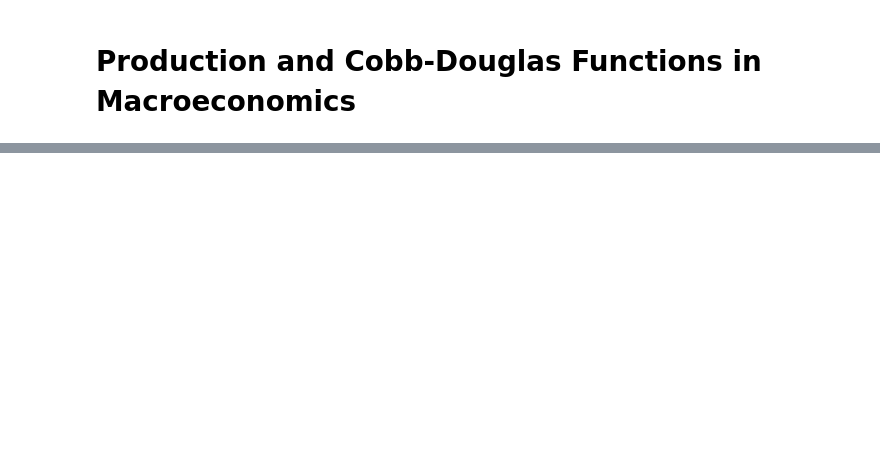
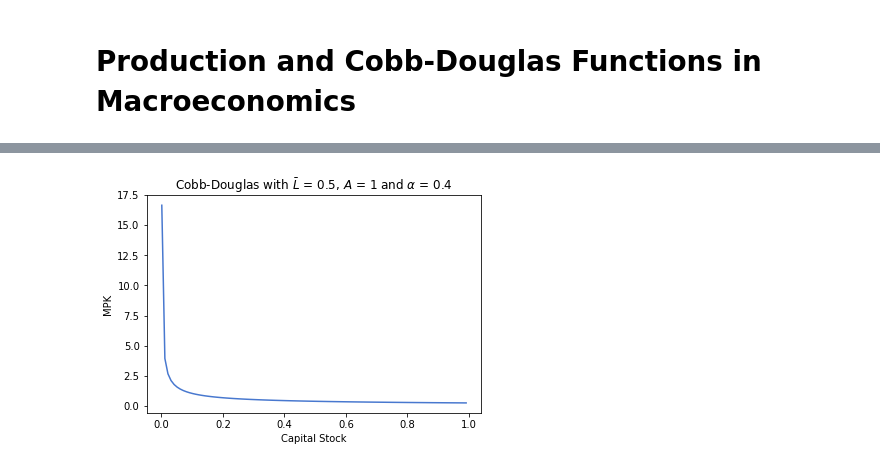
Before and after one commit to manikui/Data-88-Notebooks, a Jupyter notebook: Production and Cobb-Douglas.ipynb, the cells around one changed output, grey strips where cells are left out. Drawn from its saved outputs; the diff is of its cells as text; code cells hidden in the pictures; blank space fills up the shorter version.

```diff
--- a/Production and Cobb-Douglas.ipynb
+++ b/Production and Cobb-Douglas.ipynb
@@ -100,0 +112,12 @@ for scale, ttl in zip([0.5, 1, 2], ['Decreasing Return to Scale', 'Constant Retu
+# %%
+def MPK(A, K, L, alpha):
+    return A * alpha * (K ** (alpha - 1)) * (L ** (1 - alpha))
+# %%
+V_2 = MPK(A, K_s, L_bar, alpha)
+plt.plot(K_s, V_2)
+plt.title(fr"Cobb-Douglas with $\bar L$ = {L_bar}, $A$ = {A} and $\alpha$ = {alpha}")
+plt.xlabel("Capital Stock")
+plt.ylabel("MPK or Rental Rate of Capital")
+plt.show()
+# %% [output]
+[figure, added]
```
Also changed, not shown: parts of 46 cells of this notebook.
